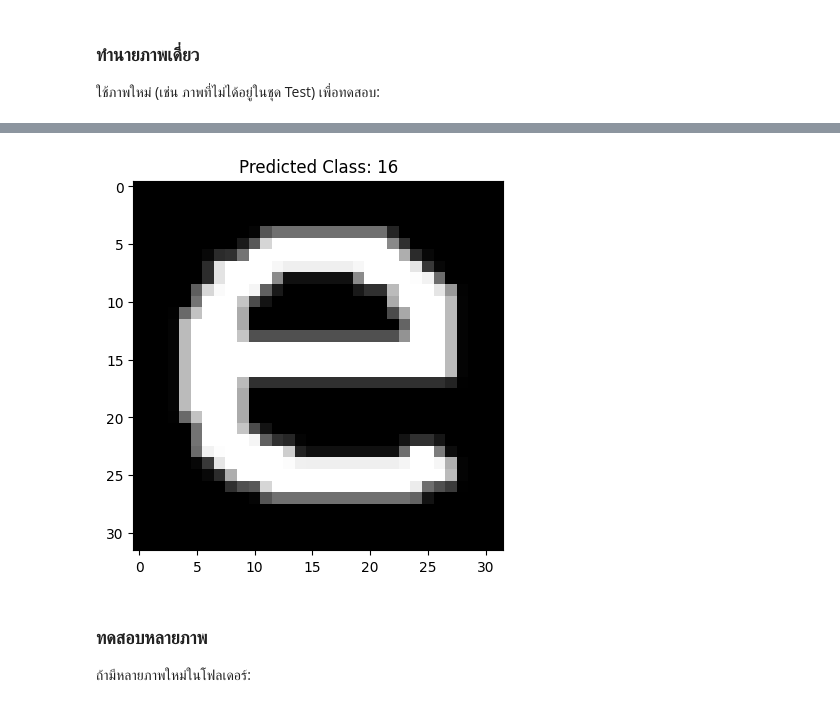
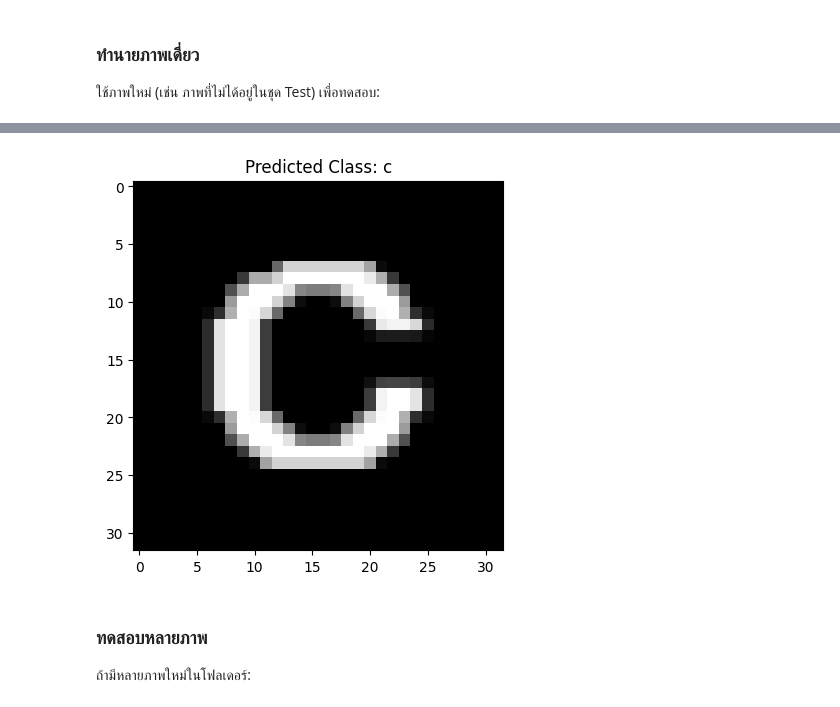
Before and after one commit to kunimpan/ocr-engine-python, a Jupyter notebook: scripts/cnn/cnn_lower_eng_letters.ipynb, the cells around one changed output, grey strips where cells are left out. Saved outputs shown, nothing was run; the diff lists cells and outputs as text; code cells hidden in the pictures.

Commit message:
Update : synthetic data

```diff
--- a/scripts/cnn/cnn_lower_eng_letters.ipynb
+++ b/scripts/cnn/cnn_lower_eng_letters.ipynb
@@ -336,7 +338,7 @@ import numpy as np
 import matplotlib.pyplot as plt
 
 # โหลดภาพใหม่
-new_image = cv2.imread("../../data/output_images/output_characters/line_1_char_5.png", cv2.IMREAD_GRAYSCALE)
+new_image = cv2.imread("../../data/output_images/output_characters/line_1_char_3.png", cv2.IMREAD_GRAYSCALE)
 new_image = cv2.resize(new_image, (32, 32))  # ปรับขนาดให้ตรงกับ Input Shape
 #new_image = 255 - new_image # Invert สี
 new_image = new_image / 255.0  # Normalization
@@ -348,7 +350,8 @@ predicted_class = np.argmax(prediction)
 
 # แสดงผล
 plt.imshow(new_image.squeeze(), cmap='gray')
-plt.title(f"Predicted Class: {predicted_class}")
+#plt.title(f"Predicted Class: {predicted_class}")
+plt.title(f"Predicted Class: {letter_class[predicted_class]}")
 plt.axis("on")
 plt.show()
 # %% [output]
@@ -356,4 +359,4 @@ plt.show()
-[figure, old version]
+[figure, new version]
 # %% [markdown]
 ### ทดสอบหลายภาพ
 ถ้ามีหลายภาพใหม่ในโฟลเดอร์:
```
Also changed, not shown: parts of 11 cells of this notebook, 13 other files.
